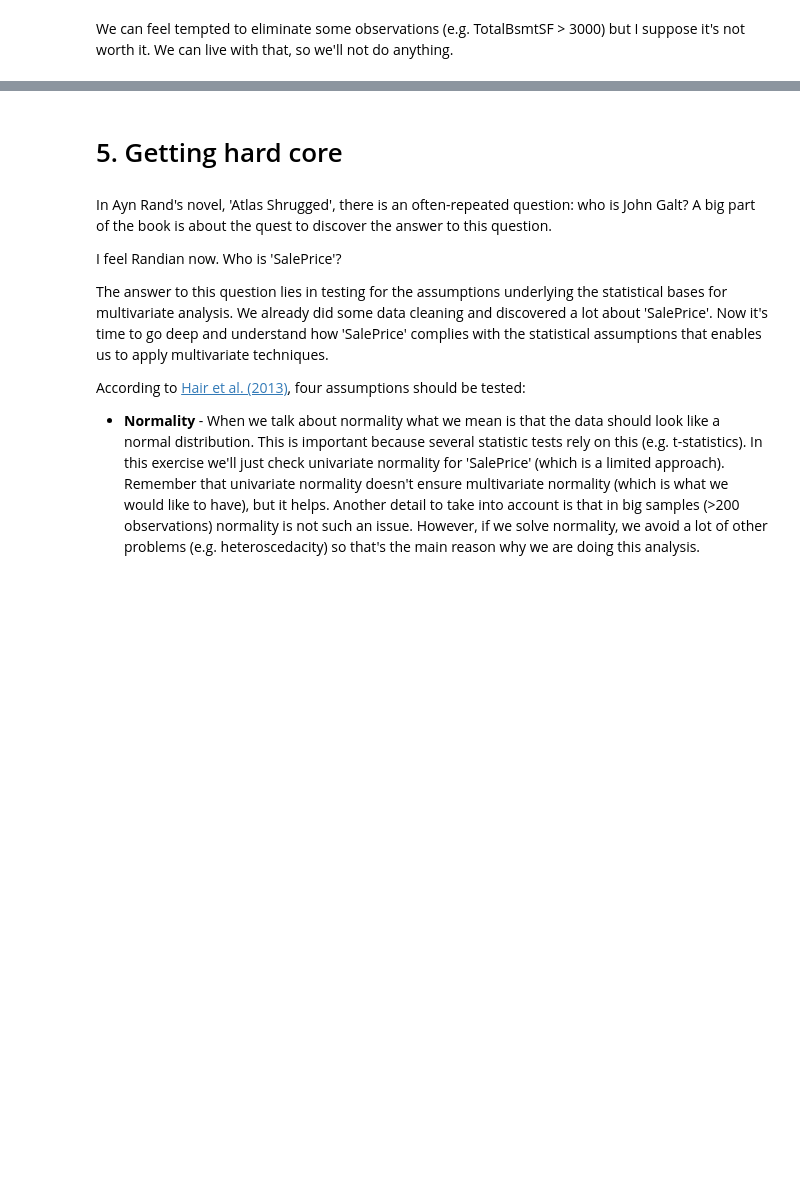
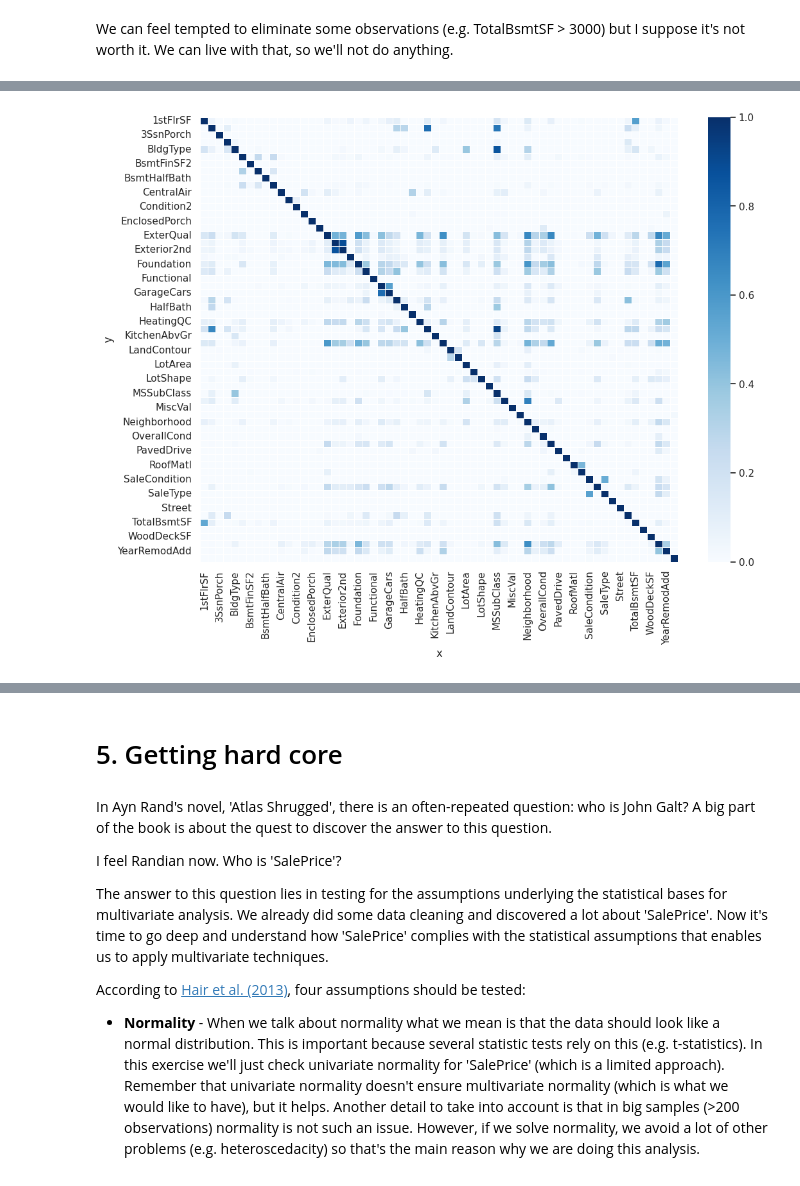
Before and after one commit to pawel-gawron/EAD-Eksploracyjna-analiza-danych, a Jupyter notebook: Lab 07 - Analiza i wstępne przetwarzanie danych/comprehensive-data-exploration-with-python.ipynb, the cells around one changed output, grey strips where cells are left out. Saved outputs shown, nothing was run; the diff lists cells and outputs as text; code cells hidden in the pictures; blank space fills up the shorter version.

```diff
--- a/Lab 07 - Analiza i wstępne przetwarzanie danych/comprehensive-data-exploration-with-python.ipynb
+++ b/Lab 07 - Analiza i wstępne przetwarzanie danych/comprehensive-data-exploration-with-python.ipynb
@@ -460,0 +495,5 @@ We can feel tempted to eliminate some observations (e.g. TotalBsmtSF > 3000) but
+# %%
+import ppscore as pps
+pps_mat = pps.matrix(df_train.drop(['Id'], axis=1))
+pps_mat_copy = pps_mat[['x', 'y', 'ppscore']]
+pps_mat_copy
@@ -460,0 +514,7 @@ We can feel tempted to eliminate some observations (e.g. TotalBsmtSF > 3000) but
+# %%
+f, ax = plt.subplots(figsize=(12, 9))
+matrix_df = pps_mat_copy.pivot(index='y', columns='x', values='ppscore')
+
+sns.heatmap(matrix_df, vmin=0, vmax=1, cmap="Blues", linewidths=0.5);
+# %% [output]
+[figure, added]
```
Also changed, not shown: parts of 31 cells of this notebook, 7 other files.
